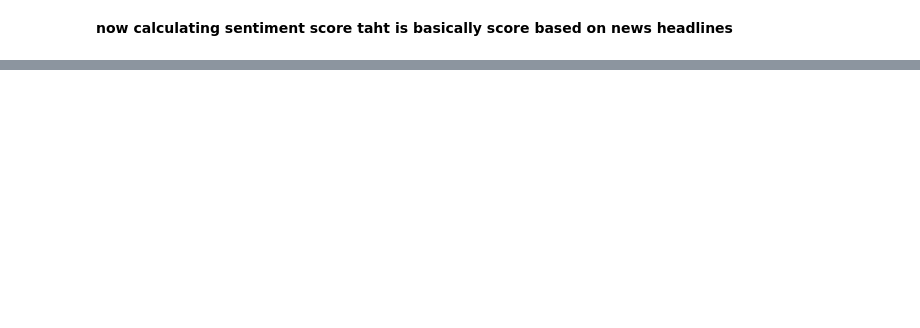
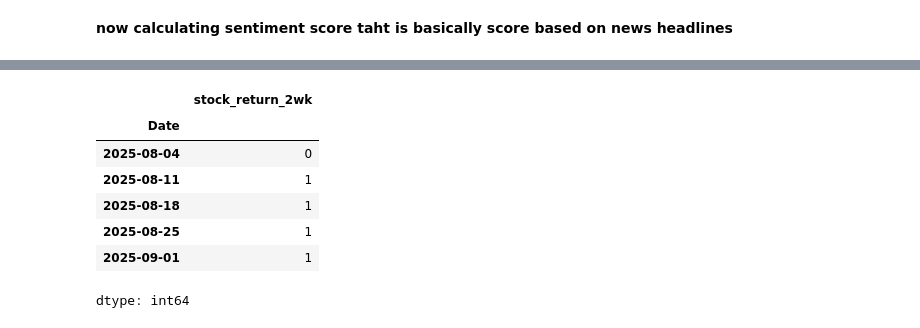
Before and after one commit to harjasjolly-create/algorithmic-stock-rating-program, a Jupyter notebook: hypothesis_verifier.ipynb, the cells around one changed output, grey strips where cells are left out. Saved outputs shown, nothing was run; the diff lists cells and outputs as text; code cells hidden in the pictures; blank space fills up the shorter version.

```diff
--- a/hypothesis_verifier.ipynb
+++ b/hypothesis_verifier.ipynb
@@ -505,0 +599,14 @@ np.float64(0.2442181818181818)
+# %%
+signum_return_2wk=stock_data['stock_return_2wk']/stock_data['stock_return_2wk'].abs()
+signum_return_2wk
+y=signum_return_2wk.apply(lambda x: 1 if x>0 else 0)
+y.head()
+# %% [output]
+|  | stock_return_2wk |
+| Date |  |
+| 2025-08-04 | 0 |
+| 2025-08-11 | 1 |
+| 2025-08-18 | 1 |
+| 2025-08-25 | 1 |
+| 2025-09-01 | 1 |
+dtype: int64
```
Also changed, not shown: parts of 37 cells of this notebook.
